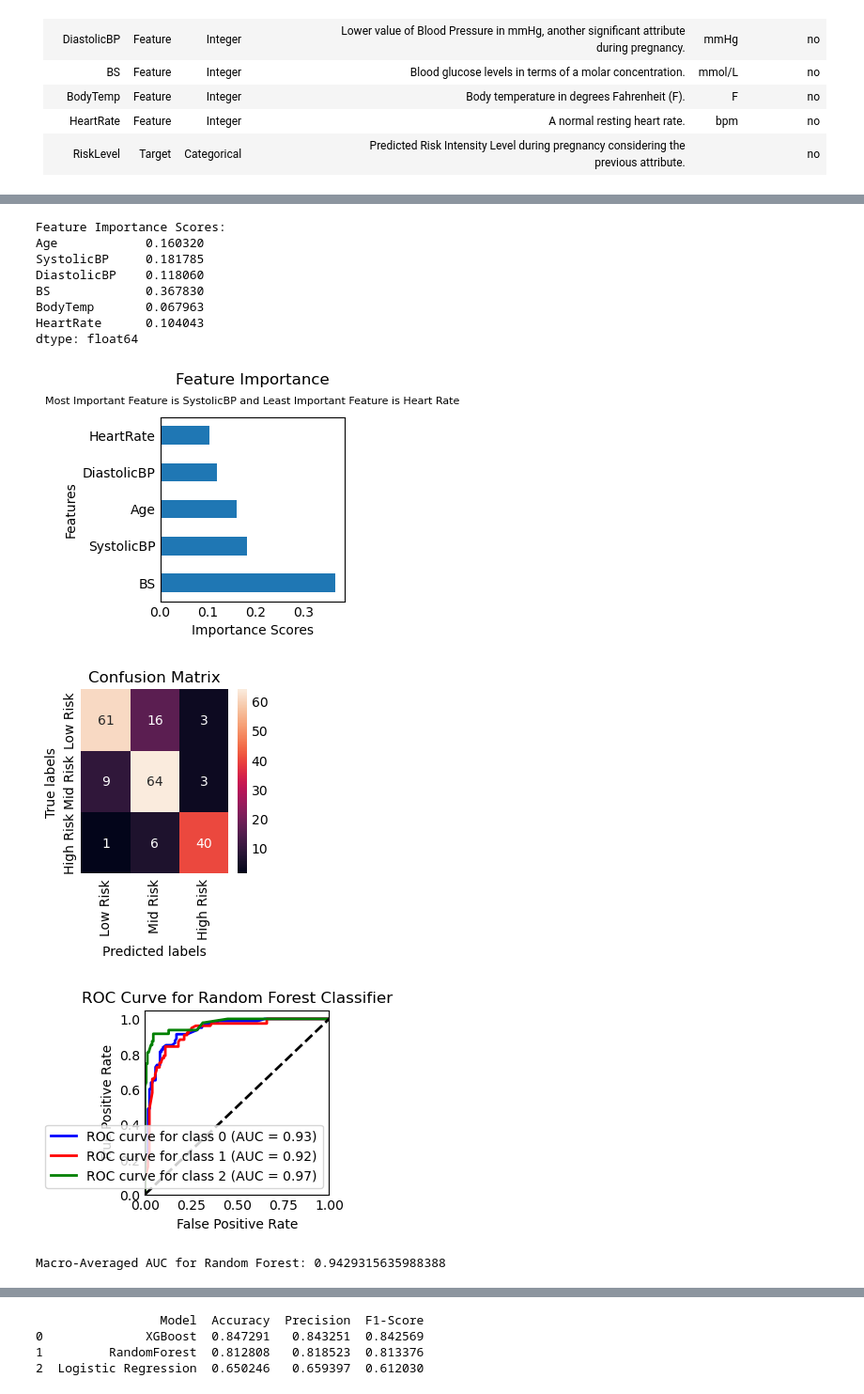
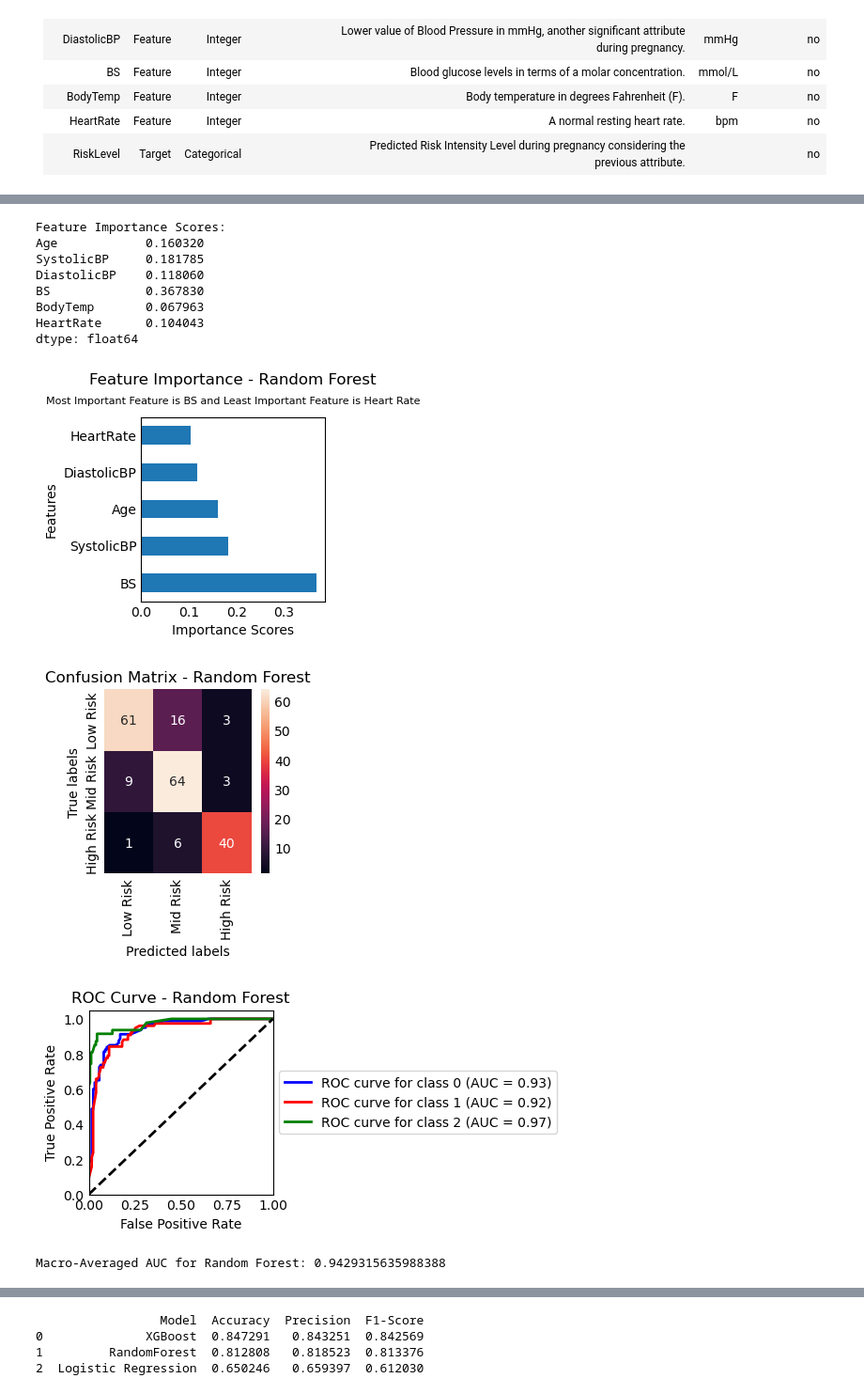
Before and after one commit to DJScully02/Maternal-Health-Risk-Prediction, a Jupyter notebook: mat_health_proj.ipynb, the cells around one changed output, grey strips where cells are left out. Shown at 94% size. Saved outputs shown, nothing was run; the diff lists cells and outputs as text; code cells hidden in the pictures.

```diff
--- a/mat_health_proj.ipynb
+++ b/mat_health_proj.ipynb
@@ -42,14 +43,13 @@ df['RiskLevel'].value_counts().plot(kind='bar', title='Risk Level Distribution')
 | RiskLevel     | Target   | Categorical |         | Predicted Risk Intensity Level during pregnancy considering the previous attribute.       |        | no             |
 # %%
 # Exploratory Data Analysis
-# plot histogram for the target variable
-plt.style.use('_mpl-gallery-nogrid')
-fig, ax = plt.subplots()
-ax.hist(y, bins=10, color='blue', alpha=0.7)
+# Plot the value counts of RiskLevel with custom axis labels and title
+ax = df['RiskLevel'].value_counts().plot(kind='bar', color='skyblue')
 ax.set_xlabel('Risk of Maternal Mortality')
 ax.set_ylabel('Frequency')
 ax.set_title('Distribution of Maternal Mortality Risk')
 plt.show()
+
 
 # plot boxplot for the features
 fig, ax = plt.subplots(figsize=(6, 6))
@@ -226,8 +226,8 @@ accuracy_rfc = accuracy_score(y_test, y_pred_rfc)
 
 # Plot the feature importances
 rfc_feature_importances.nlargest().plot(kind='barh')
-plt.title('Feature Importance', pad=25)
-plt.suptitle('Most Important Feature is SystolicBP and Least Important Feature is Heart Rate', y=1.1, fontsize=8)
+plt.title('Feature Importance - Random Forest', pad=25)
+plt.suptitle('Most Important Feature is BS and Least Important Feature is Heart Rate', y=1.1, fontsize=8)
 plt.xlabel('Importance Scores')
 plt.ylabel('Features')
 plt.show()
@@ -239,7 +239,7 @@ cm = confusion_matrix(y_test, y_pred_rfc)
 # Plot confusion matrix using seaborn heatmap
 plt.figure()
 sns.heatmap(cm, annot=True, fmt='d', xticklabels=['Low Risk', 'Mid Risk', 'High Risk'], yticklabels=['Low Risk', 'Mid Risk', 'High Risk'])
-plt.title('Confusion Matrix')
+plt.title('Confusion Matrix - Random Forest')
 plt.xlabel('Predicted labels')
 plt.ylabel('True labels')
 plt.show()
@@ -250,38 +250,38 @@ fpr_rf, tpr_rf, roc_auc_rf = {}, {}, {}
 for i in range(n_classes):
     fpr_rf[i], tpr_rf[i], _ = roc_curve(y_test_binarized[:, i], y_prob_rf[:, i])
     roc_auc_rf[i] = auc(fpr_rf[i], tpr_rf[i])
 
 # Plot ROC curve for each class
 plt.figure()
 colors = ['blue', 'red', 'green']  # Adjust based on the number of classes
 for i, color in zip(range(n_classes), colors):
     plt.plot(fpr_rf[i], tpr_rf[i], color=color, lw=2,
              label=f'ROC curve for class {i} (AUC = {roc_auc_rf[i]:0.2f})')
 
 plt.plot([0, 1], [0, 1], 'k--', lw=2)  # Diagonal reference line
 plt.xlim([0.0, 1.0])
 plt.ylim([0.0, 1.05])
 plt.xlabel('False Positive Rate')
 plt.ylabel('True Positive Rate')
-plt.title('ROC Curve for Random Forest Classifier')
-plt.legend(loc="lower right")
+plt.title('ROC Curve - Random Forest')
+plt.legend(loc="center left", bbox_to_anchor=(1, 0.5))
 plt.show()
 
 # Calculate Macro-Averaged AUC across all classes
 macro_auc_rf = roc_auc_score(y_test_binarized, y_prob_rf, average='macro')
 print(f'Macro-Averaged AUC for Random Forest: {macro_auc_rf}')
 # %% [output]
 Feature Importance Scores:
 Age            0.160320
 SystolicBP     0.181785
 DiastolicBP    0.118060
 BS             0.367830
 BodyTemp       0.067963
 HeartRate      0.104043
 dtype: float64
-[figure, old version]
+[figure, new version]
-[figure, old version]
+[figure, new version]
-[figure, old version]
+[figure, new version]
 Macro-Averaged AUC for Random Forest: 0.9429315635988388
 # %%
 import xgboost as xgb
```
Also changed, not shown: parts of 4 cells of this notebook.
